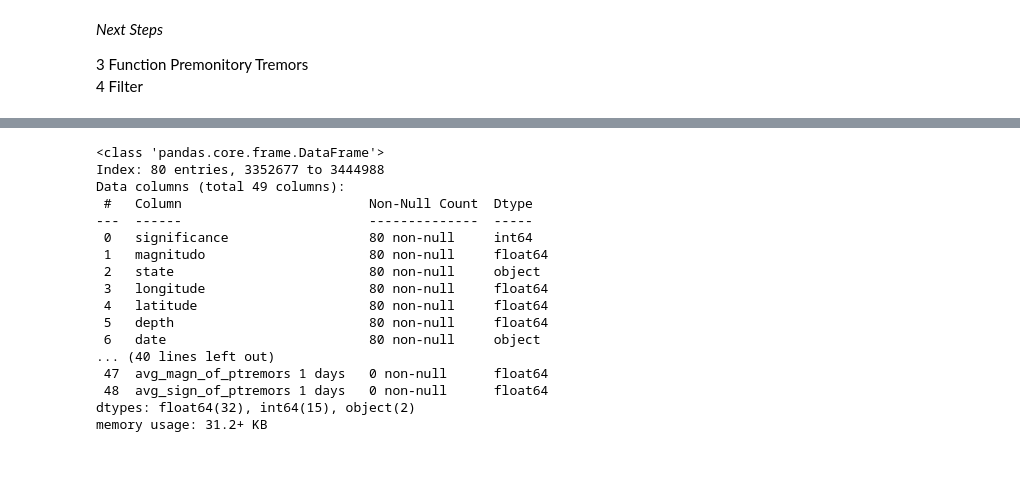
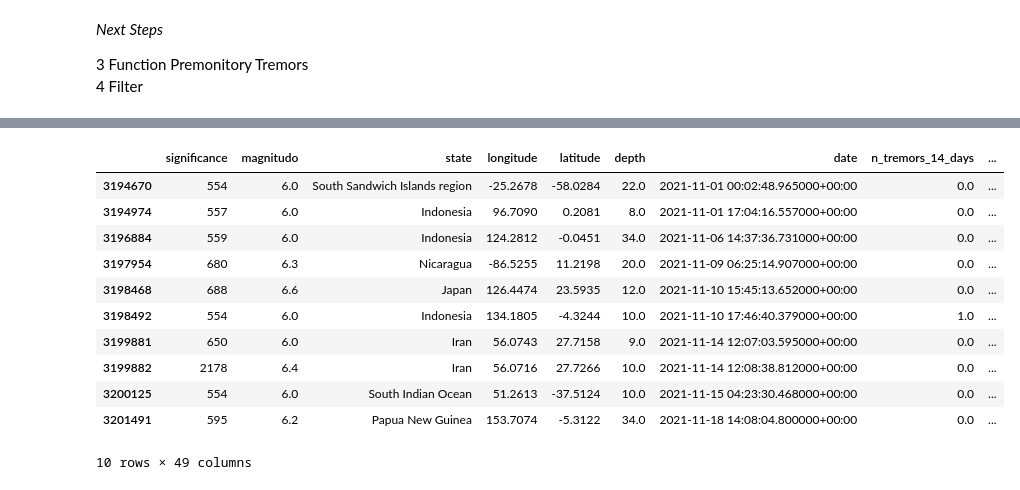
Before and after one commit to DiegoMZD/Earthquakes, a Jupyter notebook: jupyter_notebooks/Earthquakes.ipynb, the cells around one changed output, grey strips where cells are left out. Saved outputs shown, nothing was run; the diff lists cells and outputs as text; code cells hidden in the pictures; blank space fills up the shorter version.

```diff
--- a/jupyter_notebooks/Earthquakes.ipynb
+++ b/jupyter_notebooks/Earthquakes.ipynb
@@ -158,12 +156,10 @@ def premonitory_tremors(earthquake, tremors_list, radius_km, period_days_list):
 # %%
 #new dataframe
 earthquakes_and_premonitory = earthquakes_list.drop(columns=['tsunami','data_type'])
-#from statistics import mean
-#from scipy.stats import linregress
 
 def premonitory_features(earthquakes_list, tremors_list, radius_km, period_days_list):
 
-    for _, earthquake in earthquakes_list.iterrows():
+    for idx, earthquake in earthquakes_and_premonitory.iterrows():
         premonitory_tremors_list = premonitory_tremors(earthquake, tremors_list, radius_km, period_days_list)
         #extract features from premonitory_tremors_list
         #slope, intercept, _, _, _ = linregress(premonitory_tremors_list.date, premonitory_tremors_list.magnitudo)
@@ -172,24 +168,40 @@ def premonitory_features(earthquakes_list, tremors_list, radius_km, period_days_
         #features for day in period_days_list
 
         #print(premonitory_tremors_list)
+        print("earthquake {} ready".format(idx))
+        list1 = []
+        list2 = []
+        list3 = []
 
         for period_days in period_days_list:
             start_date = earthquake.date - timedelta(period_days)
             end_date = earthquake.date - timedelta(period_days - 1)
             time_condition = (premonitory_tremors_list.date >= start_date) & (premonitory_tremors_list.date < end_date)
             filtered_premonitory_tremors_list = premonitory_tremors_list[time_condition]
-            f_name1 = "n_tremors {} days".format(period_days)
-            f_name2 = "avg_magn_of_ptremors {} days".format(period_days)
-            f_name3 = "avg_sign_of_ptremors {} days".format(period_days)
-            earthquakes_and_premonitory[f_name1] = len(filtered_premonitory_tremors_list)
-            earthquakes_and_premonitory[f_name2] = np.mean(filtered_premonitory_tremors_list.magnitudo)
-            earthquakes_and_premonitory[f_name3] = np.mean(filtered_premonitory_tremors_list.significance)
+
+            number = len(filtered_premonitory_tremors_list)
+            avg_magnitude = np.mean(filtered_premonitory_tremors_list.magnitudo)
+            avg_significance = np.mean(filtered_premonitory_tremors_list.significance)
+
+            list1.append(number)
+            list2.append(avg_magnitude)
+            list3.append(avg_significance)
+
+        columns = [f"n_tremors_{days}_days" for days in period_days_list]
+        earthquakes_and_premonitory.loc[idx, columns] = list1
+
+        columns = [f"avg_magn_of_ptremors_{days}_days" for days in period_days_list]
+        earthquakes_and_premonitory.loc[idx, columns] = list2
+
+        columns = [f"avg_sign_of_ptremors_{days}_days" for days in period_days_list]
+        earthquakes_and_premonitory.loc[idx, columns] = list3
+
     return earthquakes_and_premonitory
 
 period_days_list = [14,13,12,11,10,9,8,7,6,5,4,3,2,1]
-earthquakes_and_premonitory = premonitory_features(earthquakes_list, tremors_list, radius_km = 300, period_days_list = period_days_list)
+earthquakes_and_premonitory = premonitory_features(earthquakes_and_premonitory, tremors_list, radius_km = 300, period_days_list = period_days_list)
+first_date_tremor = min(tremors_list.date)
 condition = earthquakes_and_premonitory.date >= first_date_tremor + timedelta(max(period_days_list))
 earthquakes_and_premonitory = earthquakes_and_premonitory[condition]
 earthquakes_and_premonitory.to_csv(r'..\data\earthquakes_and_premonitory.csv')
-earthquakes_and_premonitory.head()
 # %% [output]
@@ -203,20 +225,15 @@ earthquakes_and_premonitory.head()
-# %%
-earthquakes_and_premonitory.info()
-# %% [output]
-<class 'pandas.core.frame.DataFrame'>
-Index: 80 entries, 3352677 to 3444988
-Data columns (total 49 columns):
- #   Column                        Non-Null Count  Dtype
----  ------                        --------------  -----
- 0   significance                  80 non-null     int64
- 1   magnitudo                     80 non-null     float64
- 2   state                         80 non-null     object
- 3   longitude                     80 non-null     float64
- 4   latitude                      80 non-null     float64
- 5   depth                         80 non-null     float64
- 6   date                          80 non-null     object
-... (40 lines left out)
- 47  avg_magn_of_ptremors 1 days   0 non-null      float64
- 48  avg_sign_of_ptremors 1 days   0 non-null      float64
-dtypes: float64(32), int64(15), object(2)
-memory usage: 31.2+ KB
+# %%
+earthquakes_and_premonitory.head(10)
+# %% [output]
+|  | significance | magnitudo | state | longitude | latitude | depth | date | n_tremors_14_days | ... |
+| 3194670 | 554 | 6.0 | South Sandwich Islands region | -25.2678 | -58.0284 | 22.0 | 2021-11-01 00:02:48.965000+00:00 | 0.0 | ... |
+| 3194974 | 557 | 6.0 | Indonesia | 96.7090 | 0.2081 | 8.0 | 2021-11-01 17:04:16.557000+00:00 | 0.0 | ... |
+| 3196884 | 559 | 6.0 | Indonesia | 124.2812 | -0.0451 | 34.0 | 2021-11-06 14:37:36.731000+00:00 | 0.0 | ... |
+| 3197954 | 680 | 6.3 | Nicaragua | -86.5255 | 11.2198 | 20.0 | 2021-11-09 06:25:14.907000+00:00 | 0.0 | ... |
+| 3198468 | 688 | 6.6 | Japan | 126.4474 | 23.5935 | 12.0 | 2021-11-10 15:45:13.652000+00:00 | 0.0 | ... |
+| 3198492 | 554 | 6.0 | Indonesia | 134.1805 | -4.3244 | 10.0 | 2021-11-10 17:46:40.379000+00:00 | 1.0 | ... |
+| 3199881 | 650 | 6.0 | Iran | 56.0743 | 27.7158 | 9.0 | 2021-11-14 12:07:03.595000+00:00 | 0.0 | ... |
+| 3199882 | 2178 | 6.4 | Iran | 56.0716 | 27.7266 | 10.0 | 2021-11-14 12:08:38.812000+00:00 | 0.0 | ... |
+| 3200125 | 554 | 6.0 | South Indian Ocean | 51.2613 | -37.5124 | 10.0 | 2021-11-15 04:23:30.468000+00:00 | 0.0 | ... |
+| 3201491 | 595 | 6.2 | Papua New Guinea | 153.7074 | -5.3122 | 34.0 | 2021-11-18 14:08:04.800000+00:00 | 0.0 | ... |
+10 rows × 49 columns
```
Also changed, not shown: parts of 8 cells of this notebook.
